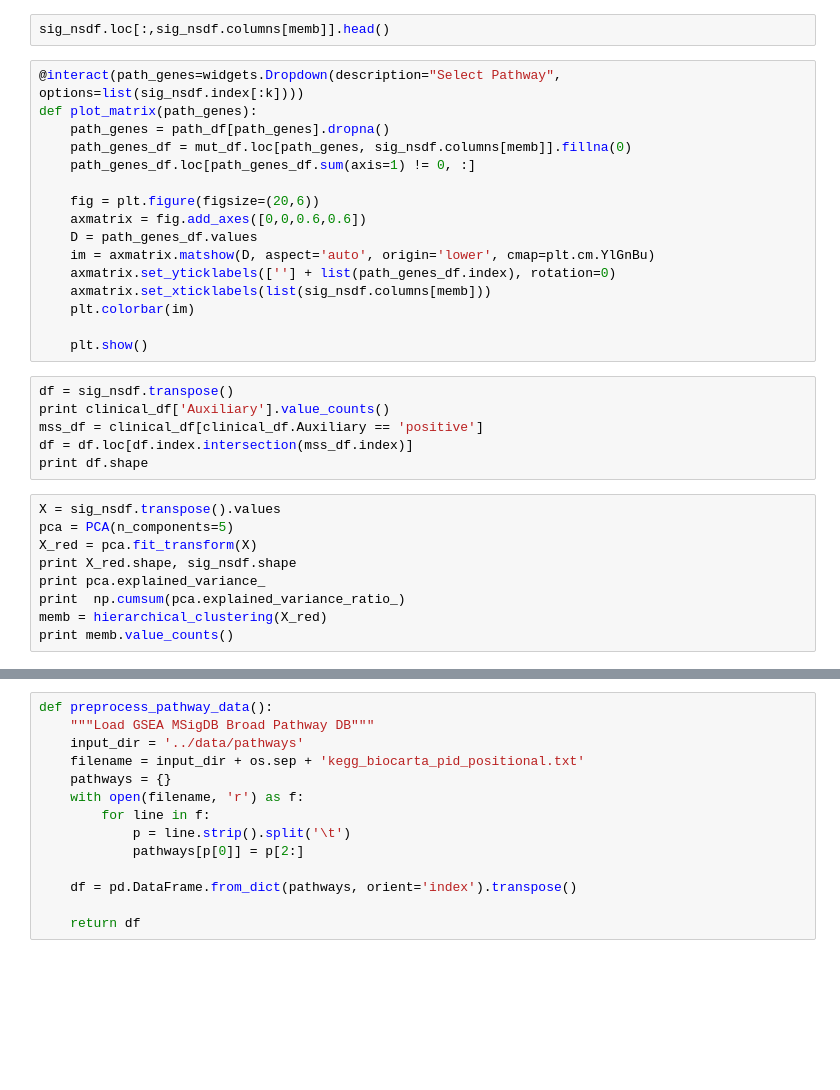
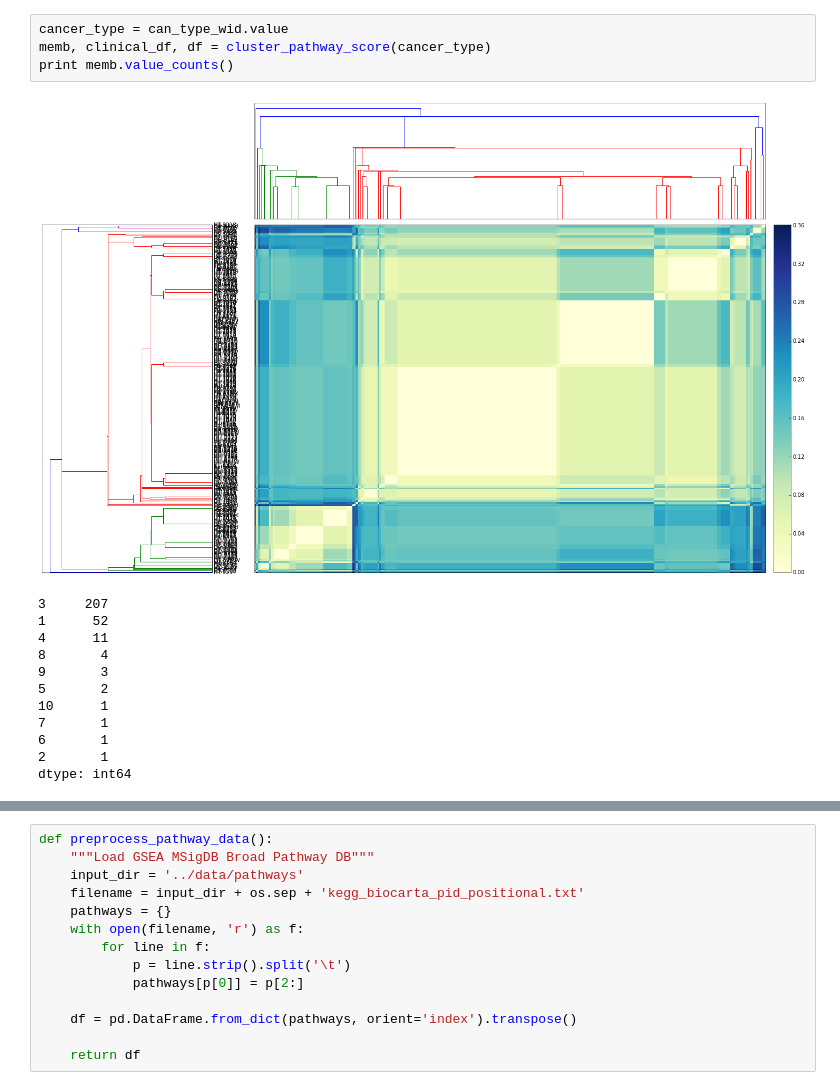
Before and after one commit to nitinksingh/driver, a Jupyter notebook: scratch.ipynb, the cells around one changed output, grey strips where cells are left out. Cells and saved outputs as stored; diff of their text form; blank space fills up the shorter version.

Commit message:
Heatmap

```diff
--- a/scratch.ipynb
+++ b/scratch.ipynb
@@ -151,33 +60,17 @@ memb = hierarchical_clustering(sig_nsdf.head(), mut_df, path_df, labels)
-# %%
-sig_nsdf.loc[:,sig_nsdf.columns[memb]].head()
-# %%
-@interact(path_genes=widgets.Dropdown(description="Select Pathway", options=list(sig_nsdf.index[:k])))
-def plot_matrix(path_genes):
-    path_genes = path_df[path_genes].dropna()
-    path_genes_df = mut_df.loc[path_genes, sig_nsdf.columns[memb]].fillna(0)
-    path_genes_df.loc[path_genes_df.sum(axis=1) != 0, :]
-
-    fig = plt.figure(figsize=(20,6))
-    axmatrix = fig.add_axes([0,0,0.6,0.6])
-    D = path_genes_df.values
-    im = axmatrix.matshow(D, aspect='auto', origin='lower', cmap=plt.cm.YlGnBu)
-    axmatrix.set_yticklabels([''] + list(path_genes_df.index), rotation=0)
-    axmatrix.set_xticklabels(list(sig_nsdf.columns[memb]))
-    plt.colorbar(im)
-
-    plt.show()
-# %%
-df = sig_nsdf.transpose()
-print clinical_df['Auxiliary'].value_counts()
-mss_df = clinical_df[clinical_df.Auxiliary == 'positive']
-df = df.loc[df.index.intersection(mss_df.index)]
-print df.shape
-# %%
-X = sig_nsdf.transpose().values
-pca = PCA(n_components=5)
-X_red = pca.fit_transform(X)
-print X_red.shape, sig_nsdf.shape
-print pca.explained_variance_
-print  np.cumsum(pca.explained_variance_ratio_)
-memb = hierarchical_clustering(X_red)
-print memb.value_counts()
+# %%
+cancer_type = can_type_wid.value
+memb, clinical_df, df = cluster_pathway_score(cancer_type)
+print memb.value_counts()
+# %% [output]
+[figure, added]
+3     207
+1      52
+4      11
+8       4
+9       3
+5       2
+10      1
+7       1
+6       1
+2       1
+dtype: int64
```
Also changed, not shown: parts of 10 cells of this notebook, 2 other files.
